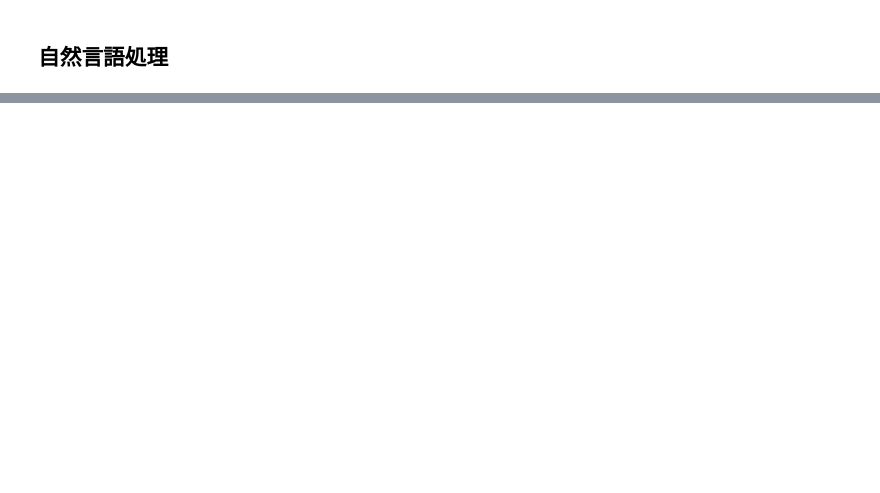
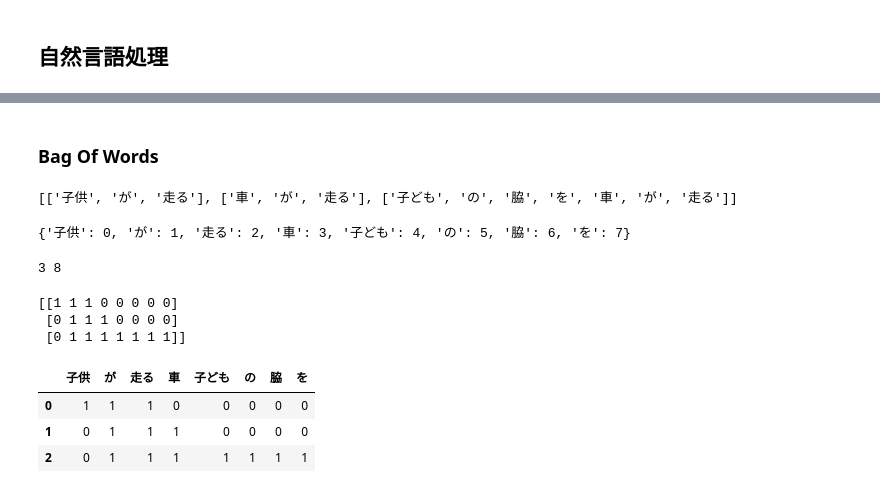
Before and after one commit to phonon-py/ZTest_ws, a Jupyter notebook: data_analysis4.ipynb, the cells around one changed output, grey strips where cells are left out. Drawn from its saved outputs; the diff is of its cells as text; code cells hidden in the pictures; blank space fills up the shorter version.

```diff
--- a/data_analysis4.ipynb
+++ b/data_analysis4.ipynb
@@ -251,0 +270,71 @@ plt.show()
+# %% [markdown]
+### Bag Of Words
+# %%
+# 形態素解析を行う文書のリスト
+documents = ['子供が走る', '車が走る', '子どもの脇を車が走る']
+
+# 各文書の形態素を格納するリスト
+morphemes_per_document = []
+
+# MeCabの初期化（Chasen形式で出力）
+mecab_tagger = MeCab.Tagger("-Ochasen")
+
+# 各文書に対して形態素解析を実施
+for document in documents:
+    # 文書を形態素解析
+    parsed_document = mecab_tagger.parse(document)
+
+    '''
+    # 解析結果から形態素のみを抽出してリストに格納
+
+    形態素解析が行われた結果はタブ区切りなのでまずタブ区切りで分割し、最初の要素[0]を取得
+    splitlines()[:-1]はEOSを無視
+    '''
+    morphemes = [line.split("\t")[0] for line in parsed_document.splitlines()[:-1]]
+
+    # 抽出した形態素のリストを追加
+    morphemes_per_document.append(morphemes)
+
+# 結果の表示
+print(morphemes_per_document)
+# %% [output]
+[['子供', 'が', '走る'], ['車', 'が', '走る'], ['子ども', 'の', '脇', 'を', '車', 'が', '走る']]
+# %%
+# 対応する辞書を作成する
+word2int = {}
+i = 0
+# 各文書のリストに対して処理を反復する
+for words in morphemes_per_document:
+    # 文書内の各単語に対応
+    for word in words:
+        # 単語が辞書に含まれていなければ追加して対応する整数を加える
+        if word not in word2int:
+            word2int[word] = i
+            i += 1
+print(word2int)
+# %% [output]
+{'子供': 0, 'が': 1, '走る': 2, '車': 3, '子ども': 4, 'の': 5, '脇': 6, 'を': 7}
+# %%
+print(len(morphemes_per_document),len(word2int))
+# %% [output]
+3 8
+# %%
+# BoWを計算し、文書 x 単語の行列を生成
+bow = np.zeros((len(morphemes_per_document),len(word2int)), dtype=int) # 3行8列
+# 各行の単語を抽出し単語の出現回数をカウント
+for i, words in enumerate(morphemes_per_document):
+    for word in words:
+        bow[i,word2int[word]] += 1
+
+print(bow)
+# %% [output]
+[[1 1 1 0 0 0 0 0]
+ [0 1 1 1 0 0 0 0]
+ [0 1 1 1 1 1 1 1]]
+# %%
+pd.DataFrame(bow, columns=list(word2int))
+# %% [output]
+|  | 子供 | が | 走る | 車 | 子ども | の | 脇 | を |
+| 0 | 1 | 1 | 1 | 0 | 0 | 0 | 0 | 0 |
+| 1 | 0 | 1 | 1 | 1 | 0 | 0 | 0 | 0 |
+| 2 | 0 | 1 | 1 | 1 | 1 | 1 | 1 | 1 |
```
Also changed, not shown: parts of 13 cells of this notebook.
